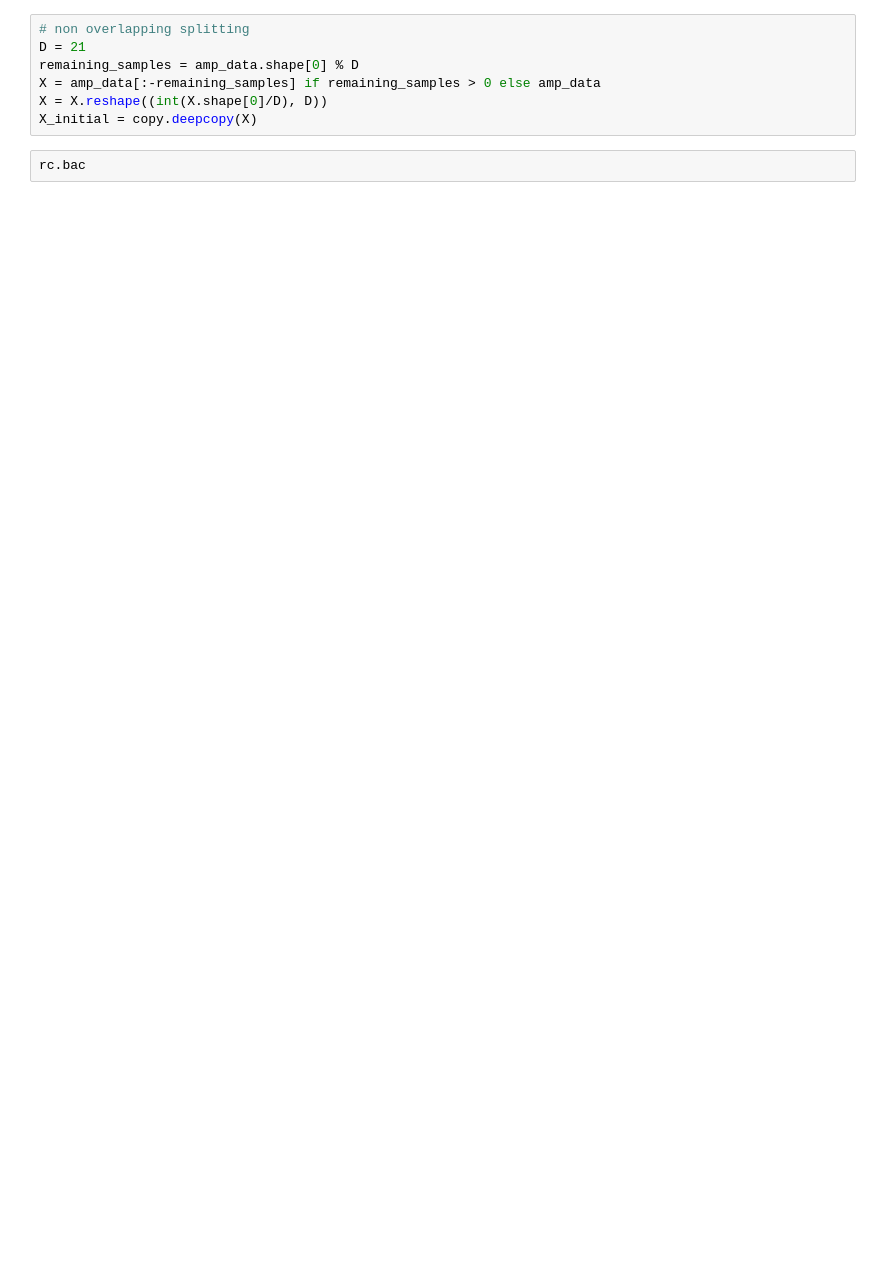
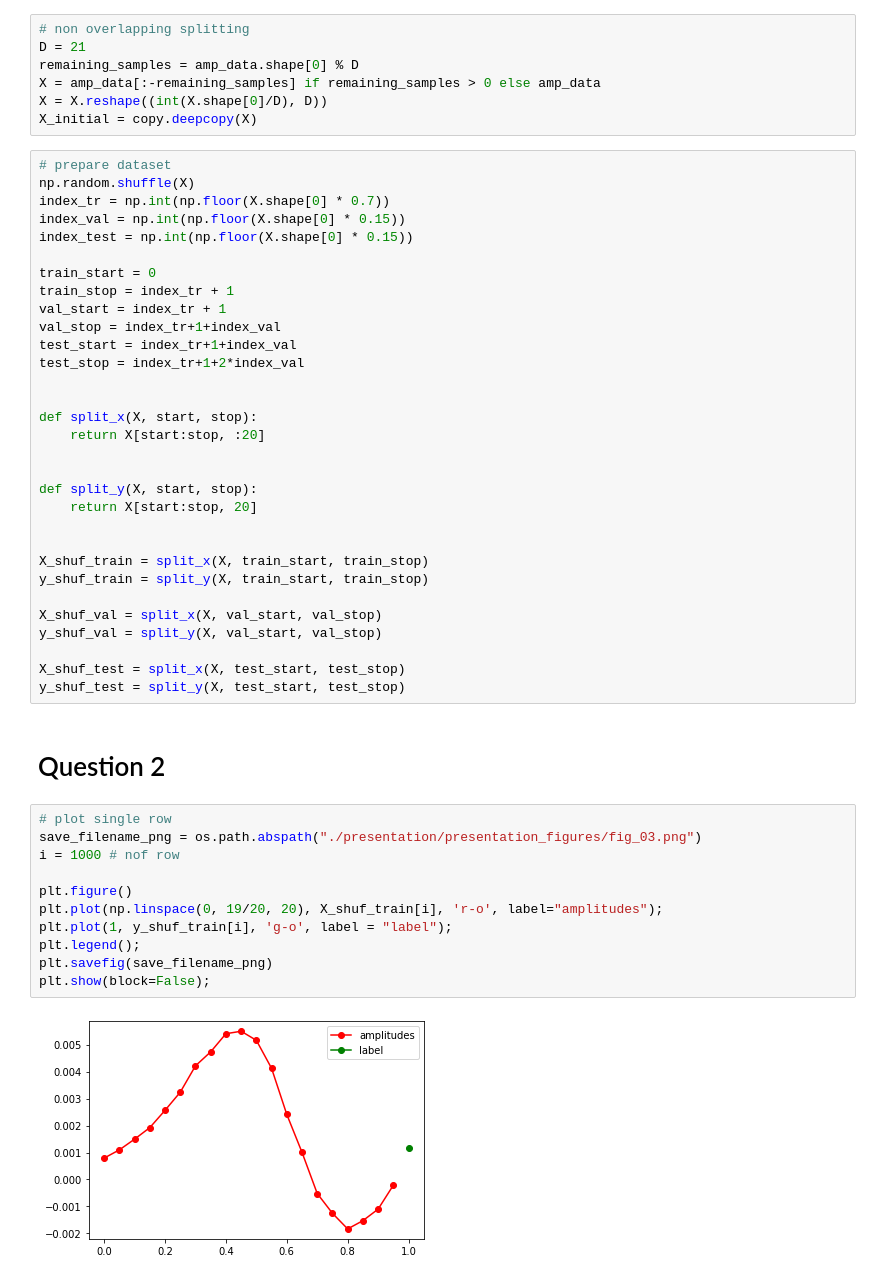
Before and after one commit to givasile/MLPR, a Jupyter notebook: assignments/ass_01/main.ipynb, the cells around one changed output. Cells and saved outputs as stored; diff of their text form; blank space fills up the shorter version.

```diff
--- a/assignments/ass_01/main.ipynb
+++ b/assignments/ass_01/main.ipynb
@@ -46,5 +47,49 @@ remaining_samples = amp_data.shape[0] % D
 X = amp_data[:-remaining_samples] if remaining_samples > 0 else amp_data
 X = X.reshape((int(X.shape[0]/D), D))
 X_initial = copy.deepcopy(X)
-# %%
-rc.bac
+# %%
+# prepare dataset
+np.random.shuffle(X)
+index_tr = np.int(np.floor(X.shape[0] * 0.7))
+index_val = np.int(np.floor(X.shape[0] * 0.15))
+index_test = np.int(np.floor(X.shape[0] * 0.15))
+
+train_start = 0
+train_stop = index_tr + 1
+val_start = index_tr + 1
+val_stop = index_tr+1+index_val
+test_start = index_tr+1+index_val
+test_stop = index_tr+1+2*index_val
+
+
+def split_x(X, start, stop):
+    return X[start:stop, :20]
+
+
+def split_y(X, start, stop):
+    return X[start:stop, 20]
+
+
+X_shuf_train = split_x(X, train_start, train_stop)
+y_shuf_train = split_y(X, train_start, train_stop)
+
+X_shuf_val = split_x(X, val_start, val_stop)
+y_shuf_val = split_y(X, val_start, val_stop)
+
+X_shuf_test = split_x(X, test_start, test_stop)
+y_shuf_test = split_y(X, test_start, test_stop)
+# %% [markdown]
+# Question 2
+# %%
+# plot single row
+save_filename_png = os.path.abspath("./presentation/presentation_figures/fig_03.png")
+i = 1000 # nof row
+
+plt.figure()
+plt.plot(np.linspace(0, 19/20, 20), X_shuf_train[i], 'r-o', label="amplitudes");
+plt.plot(1, y_shuf_train[i], 'g-o', label = "label");
+plt.legend();
+plt.savefig(save_filename_png)
+plt.show(block=False);
+# %% [output]
+[figure, added]
```
Also changed, not shown: parts of 22 cells of this notebook, 6 other files.
